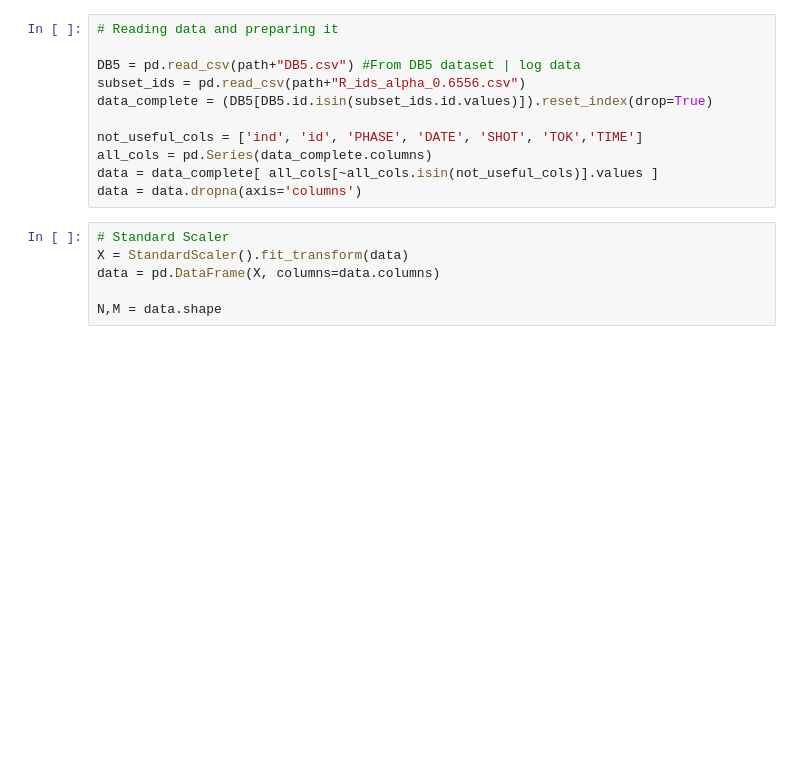
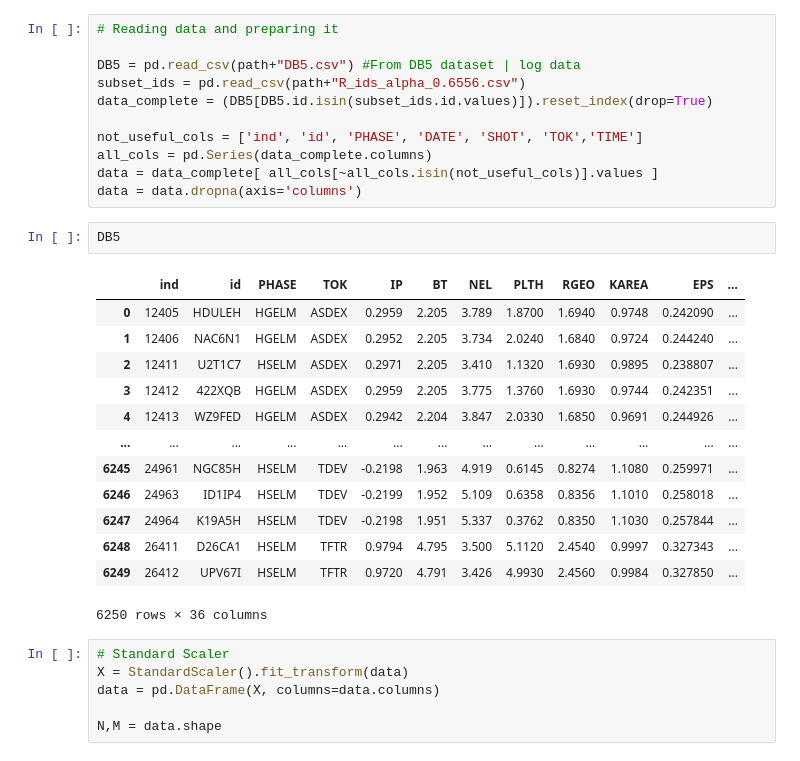
Before and after one commit to Chinnasf/FUSION-EP-Master-Thesis, a Jupyter notebook: Clustering/Feature_Selection_Notes/Feature_Selection_Algorithm.ipynb, the cells around one changed output. Saved outputs shown, nothing was run; the diff lists cells and outputs as text; blank space fills up the shorter version.

```diff
--- a/Clustering/Feature_Selection_Notes/Feature_Selection_Algorithm.ipynb
+++ b/Clustering/Feature_Selection_Notes/Feature_Selection_Algorithm.ipynb
@@ -35,6 +35,22 @@ not_useful_cols = ['ind', 'id', 'PHASE', 'DATE', 'SHOT', 'TOK','TIME']
 all_cols = pd.Series(data_complete.columns)
 data = data_complete[ all_cols[~all_cols.isin(not_useful_cols)].values ]
 data = data.dropna(axis='columns')
+# %%
+DB5
+# %% [output]
+|  | ind | id | PHASE | TOK | IP | BT | NEL | PLTH | RGEO | KAREA | EPS | ... |
+| 0 | 12405 | HDULEH | HGELM | ASDEX | 0.2959 | 2.205 | 3.789 | 1.8700 | 1.6940 | 0.9748 | 0.242090 | ... |
+| 1 | 12406 | NAC6N1 | HGELM | ASDEX | 0.2952 | 2.205 | 3.734 | 2.0240 | 1.6840 | 0.9724 | 0.244240 | ... |
+| 2 | 12411 | U2T1C7 | HSELM | ASDEX | 0.2971 | 2.205 | 3.410 | 1.1320 | 1.6930 | 0.9895 | 0.238807 | ... |
+| 3 | 12412 | 422XQB | HGELM | ASDEX | 0.2959 | 2.205 | 3.775 | 1.3760 | 1.6930 | 0.9744 | 0.242351 | ... |
+| 4 | 12413 | WZ9FED | HGELM | ASDEX | 0.2942 | 2.204 | 3.847 | 2.0330 | 1.6850 | 0.9691 | 0.244926 | ... |
+| ... | ... | ... | ... | ... | ... | ... | ... | ... | ... | ... | ... | ... |
+| 6245 | 24961 | NGC85H | HSELM | TDEV | -0.2198 | 1.963 | 4.919 | 0.6145 | 0.8274 | 1.1080 | 0.259971 | ... |
+| 6246 | 24963 | ID1IP4 | HSELM | TDEV | -0.2199 | 1.952 | 5.109 | 0.6358 | 0.8356 | 1.1010 | 0.258018 | ... |
+| 6247 | 24964 | K19A5H | HSELM | TDEV | -0.2198 | 1.951 | 5.337 | 0.3762 | 0.8350 | 1.1030 | 0.257844 | ... |
+| 6248 | 26411 | D26CA1 | HSELM | TFTR | 0.9794 | 4.795 | 3.500 | 5.1120 | 2.4540 | 0.9997 | 0.327343 | ... |
+| 6249 | 26412 | UPV67I | HSELM | TFTR | 0.9720 | 4.791 | 3.426 | 4.9930 | 2.4560 | 0.9984 | 0.327850 | ... |
+6250 rows × 36 columns
 # %%
 # Standard Scaler
 X = StandardScaler().fit_transform(data)
```
Also changed, not shown: parts of 2 cells of this notebook, 7 other files.
